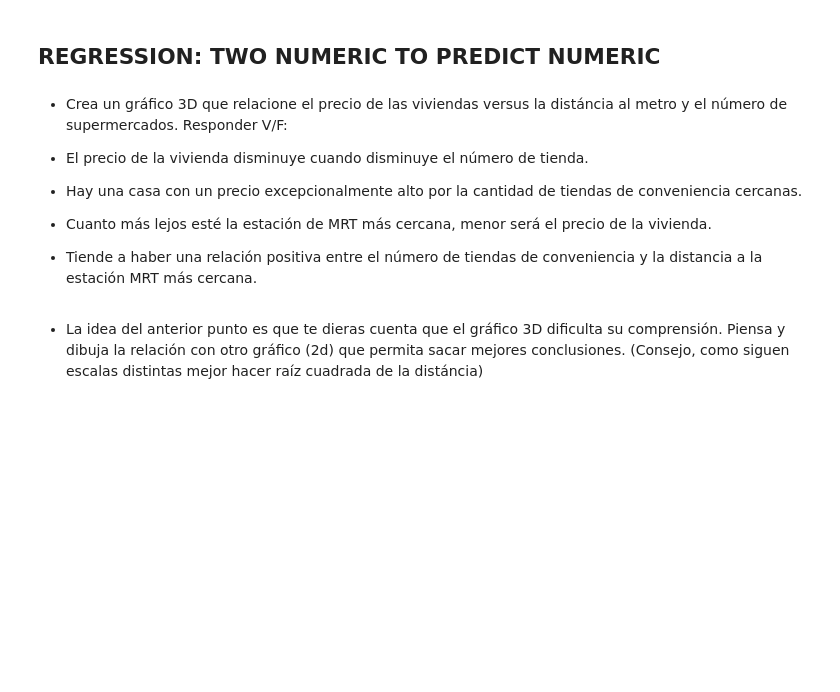
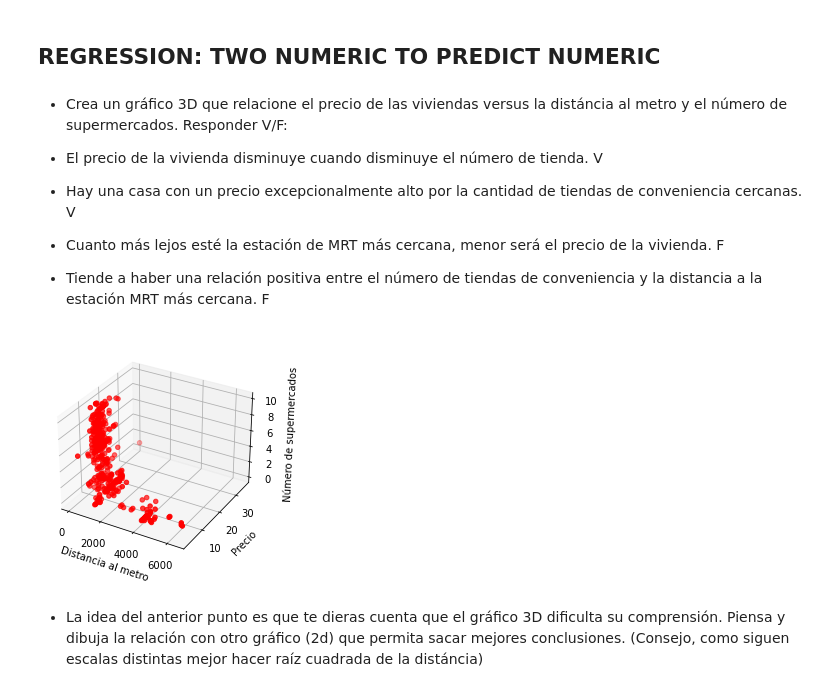
Before and after one commit to gcfp/M03, a Jupyter notebook: actividad-taiwan/MultRegression_Alum.ipynb, the cells around one changed output. Drawn from its saved outputs; the diff is of its cells as text; code cells hidden in the pictures; blank space fills up the shorter version.

```diff
--- a/actividad-taiwan/MultRegression_Alum.ipynb
+++ b/actividad-taiwan/MultRegression_Alum.ipynb
@@ -21,12 +123,39 @@ A partir del dataSet de Taiwan:
 # %% [markdown]
 * Crea un gráfico 3D que relacione el precio de las viviendas versus la distáncia al metro y el número de supermercados. Responder V/F:
 
-- El precio de la vivienda disminuye cuando disminuye el número de tienda.
+- El precio de la vivienda disminuye cuando disminuye el número de tienda. V
 
-- Hay una casa con un precio excepcionalmente alto por la cantidad de tiendas de conveniencia cercanas.
+- Hay una casa con un precio excepcionalmente alto por la cantidad de tiendas de conveniencia cercanas. V
 
-- Cuanto más lejos esté la estación de MRT más cercana, menor será el precio de la vivienda.
+- Cuanto más lejos esté la estación de MRT más cercana, menor será el precio de la vivienda. F
 
-- Tiende a haber una relación positiva entre el número de tiendas de conveniencia y la distancia a la estación MRT más cercana.
+- Tiende a haber una relación positiva entre el número de tiendas de conveniencia y la distancia a la estación MRT más cercana. F
+# %%
+# Crea un gráfico 3D que relacione el precio de las viviendas versus la distáncia al metro y el número de supermercados.
+fig = plt.figure()
+ax = fig.add_subplot(111, projection='3d')
+ax.scatter(taiwan_df['dist_to_mrt_m'], taiwan_df['price_twd_msq'], taiwan_df['n_convenience'], c='r', marker='o')
+ax.set_xlabel('Distancia al metro')
+ax.set_ylabel('Precio')
+ax.set_zlabel('Número de supermercados')
+plt.show()
+
+# El precio de la vivienda disminuye cuando disminuye el número de tienda.
+calculo = taiwan_df.groupby('n_convenience').mean()
+calculo['price_twd_msq'].plot()
+plt.show()
+
+# Hay una casa con un precio excepcionalmente alto por la cantidad de tiendas de conveniencia cercanas.
+sns.scatterplot(x="n_convenience", y="price_twd_msq", data=taiwan_df)
+plt.show()
+
+# Cuanto más lejos esté la estación de MRT más cercana, menor será el precio de la vivienda.
+print("Precio medio de las viviendas más cercanas al metro: ", taiwan_df[taiwan_df['dist_to_mrt_m'] < taiwan_df['dist_to_mrt_m'].mean()]['price_twd_msq'].mean())
+print("Precio medio de las viviendas más lejanas al metro: ", taiwan_df[taiwan_df['dist_to_mrt_m'] > taiwan_df['dist_to_mrt_m'].mean()]['price_twd_msq'].mean())
+
+# Tiende a haber una relación positiva entre el número de tiendas de conveniencia y la distancia a la estación MRT más cercana.
+print("La correlación entre el número de tiendas de conveniencia y la distancia a la estación MRT más cercana es: ", taiwan_df['n_convenience'].corr(taiwan_df['dist_to_mrt_m']))
+# %% [output]
+[figure, added]
 # %% [markdown]
 * La idea del anterior punto es que te dieras cuenta que el gráfico 3D dificulta su comprensión. Piensa y dibuja la relación con otro gráfico (2d) que permita sacar mejores conclusiones. (Consejo, como siguen escalas distintas mejor hacer raíz cuadrada de la distáncia)
```
Also changed, not shown: parts of 4 cells of this notebook.
